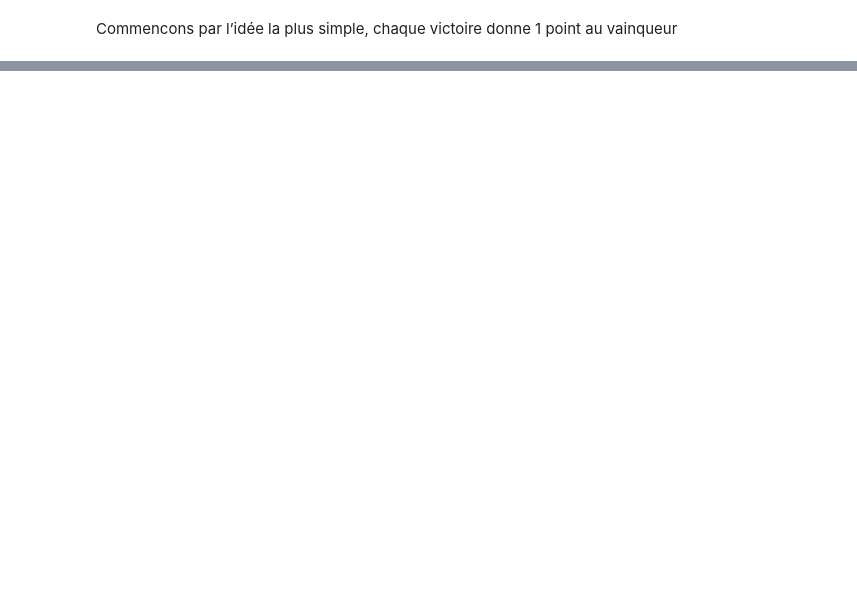
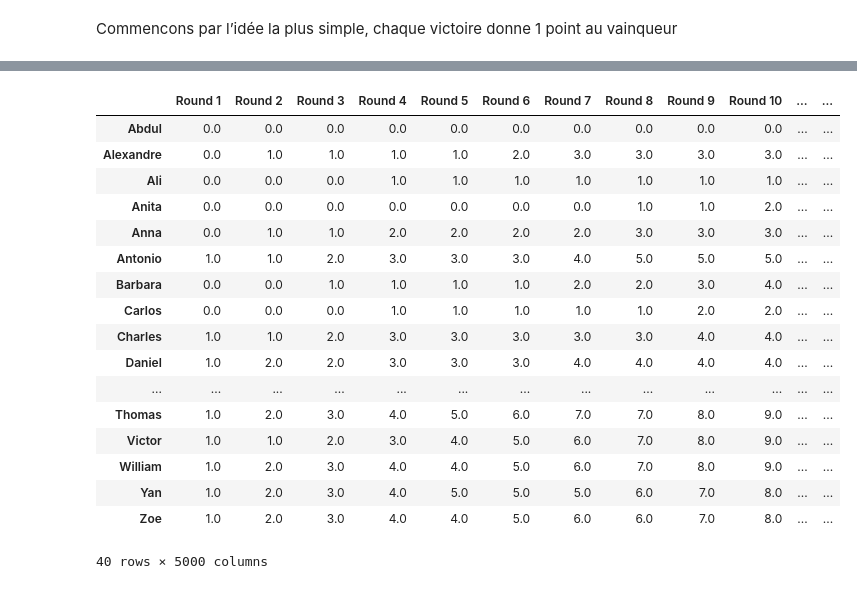
Before and after one commit to colinldt/Elo_rating_system, a Jupyter notebook: elo_rating_system.ipynb, the cells around one changed output, grey strips where cells are left out. Saved outputs shown, nothing was run; the diff lists cells and outputs as text; code cells hidden in the pictures; blank space fills up the shorter version.

```diff
--- a/elo_rating_system.ipynb
+++ b/elo_rating_system.ipynb
@@ -65,0 +15,48 @@ df_score
+# %%
+players = df['Name'].to_list()
+
+ratings = pd.Series(0.0, index=players)
+
+nb_rounds = 5000
+
+df_score_01 = pd.DataFrame(index=players, columns=[f'Round {i+1}' for i in range(nb_rounds)], dtype=float)
+
+for i in range(nb_rounds):
+    np.random.shuffle(players)
+    duel = [(players[j], players[j+1]) for j in range(0, len(players)-1,2)]
+
+    for pA, pB in duel:
+        lvl_A = int(df[df['Name'] == pA].iloc[0]['Level'])
+        lvl_B = int(df[df['Name'] == pB].iloc[0]['Level'])
+
+        prob_pA_win = lvl_A / (lvl_A + lvl_B)
+
+        win_pA = np.random.choice([1, 0], p=[prob_pA_win, 1- prob_pA_win])
+
+        if win_pA:
+            ratings[pA] += 1
+        else:
+            ratings[pB] += 1
+
+    df_score_01[f'Round {i+1}'] = ratings
+
+df_score_01
+# %% [output]
+|  | Round 1 | Round 2 | Round 3 | Round 4 | Round 5 | Round 6 | Round 7 | Round 8 | Round 9 | Round 10 | ... | ... |
+| Abdul | 0.0 | 0.0 | 0.0 | 0.0 | 0.0 | 0.0 | 0.0 | 0.0 | 0.0 | 0.0 | ... | ... |
+| Alexandre | 0.0 | 1.0 | 1.0 | 1.0 | 1.0 | 2.0 | 3.0 | 3.0 | 3.0 | 3.0 | ... | ... |
+| Ali | 0.0 | 0.0 | 0.0 | 1.0 | 1.0 | 1.0 | 1.0 | 1.0 | 1.0 | 1.0 | ... | ... |
+| Anita | 0.0 | 0.0 | 0.0 | 0.0 | 0.0 | 0.0 | 0.0 | 1.0 | 1.0 | 2.0 | ... | ... |
+| Anna | 0.0 | 1.0 | 1.0 | 2.0 | 2.0 | 2.0 | 2.0 | 3.0 | 3.0 | 3.0 | ... | ... |
+| Antonio | 1.0 | 1.0 | 2.0 | 3.0 | 3.0 | 3.0 | 4.0 | 5.0 | 5.0 | 5.0 | ... | ... |
+| Barbara | 0.0 | 0.0 | 1.0 | 1.0 | 1.0 | 1.0 | 2.0 | 2.0 | 3.0 | 4.0 | ... | ... |
+| Carlos | 0.0 | 0.0 | 0.0 | 1.0 | 1.0 | 1.0 | 1.0 | 1.0 | 2.0 | 2.0 | ... | ... |
+| Charles | 1.0 | 1.0 | 2.0 | 3.0 | 3.0 | 3.0 | 3.0 | 3.0 | 4.0 | 4.0 | ... | ... |
+| Daniel | 1.0 | 2.0 | 2.0 | 3.0 | 3.0 | 3.0 | 4.0 | 4.0 | 4.0 | 4.0 | ... | ... |
+| ... | ... | ... | ... | ... | ... | ... | ... | ... | ... | ... | ... | ... |
+| Thomas | 1.0 | 2.0 | 3.0 | 4.0 | 5.0 | 6.0 | 7.0 | 7.0 | 8.0 | 9.0 | ... | ... |
+| Victor | 1.0 | 1.0 | 2.0 | 3.0 | 4.0 | 5.0 | 6.0 | 7.0 | 8.0 | 9.0 | ... | ... |
+| William | 1.0 | 2.0 | 3.0 | 4.0 | 4.0 | 5.0 | 6.0 | 7.0 | 8.0 | 9.0 | ... | ... |
+| Yan | 1.0 | 2.0 | 3.0 | 4.0 | 5.0 | 5.0 | 5.0 | 6.0 | 7.0 | 8.0 | ... | ... |
+| Zoe | 1.0 | 2.0 | 3.0 | 4.0 | 4.0 | 5.0 | 6.0 | 6.0 | 7.0 | 8.0 | ... | ... |
+40 rows × 5000 columns
```
Also changed, not shown: parts of 8 cells of this notebook.
